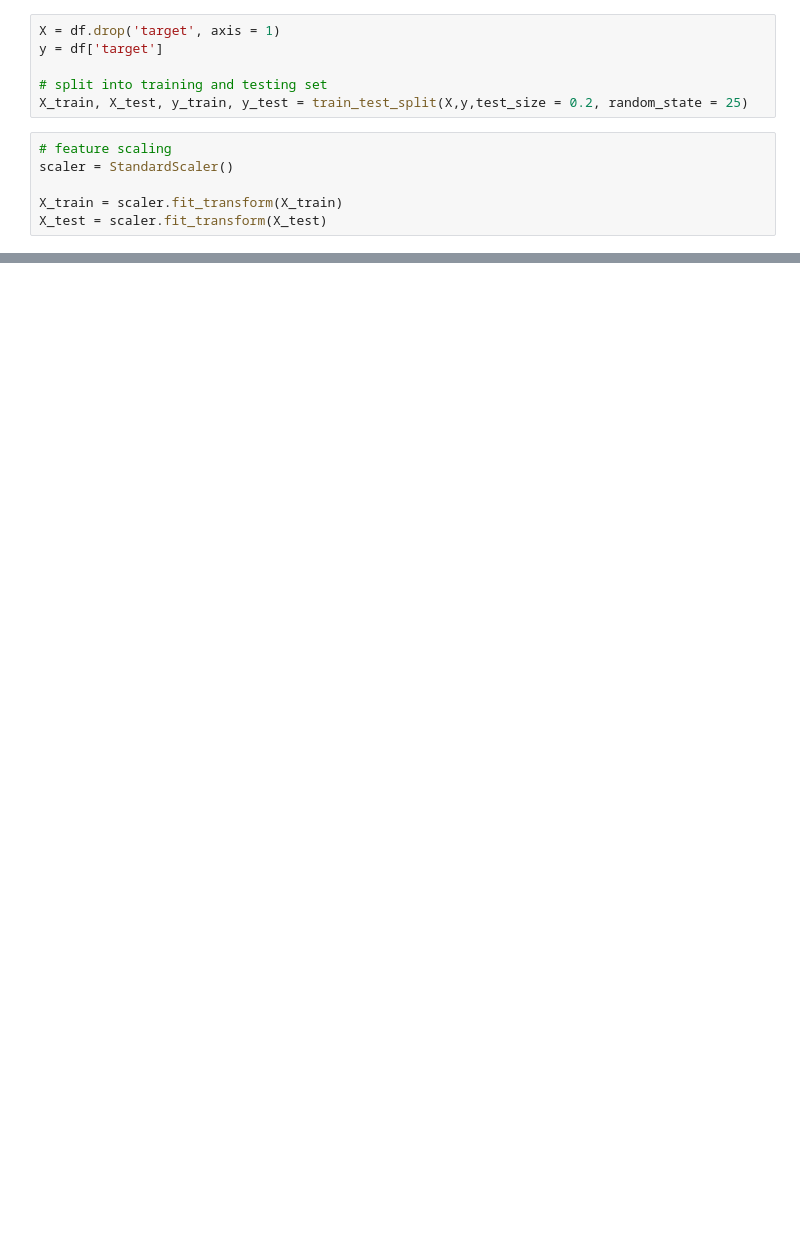
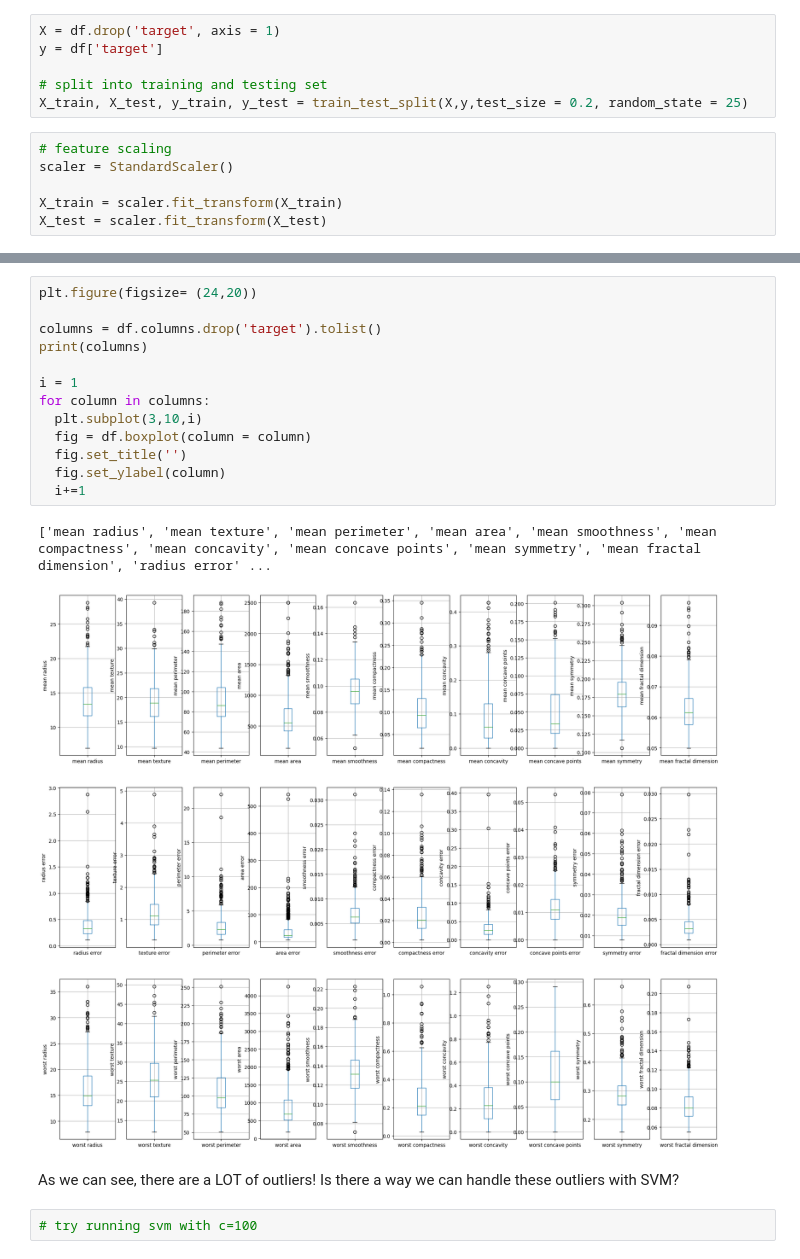
Before and after one commit to hl105/deep-learning-practice, a Jupyter notebook: SVM.ipynb, the cells around one changed output, grey strips where cells are left out. Drawn from its saved outputs; the diff is of its cells as text; blank space fills up the shorter version.

```diff
--- a/SVM.ipynb
+++ b/SVM.ipynb
@@ -141,0 +161,20 @@ X_test = scaler.fit_transform(X_test)
+# %%
+plt.figure(figsize= (24,20))
+
+columns = df.columns.drop('target').tolist()
+print(columns)
+
+i = 1
+for column in columns:
+  plt.subplot(3,10,i)
+  fig = df.boxplot(column = column)
+  fig.set_title('')
+  fig.set_ylabel(column)
+  i+=1
+# %% [output]
+['mean radius', 'mean texture', 'mean perimeter', 'mean area', 'mean smoothness', 'mean compactness', 'mean concavity', 'mean concave points', 'mean symmetry', 'mean fractal dimension', 'radius error' ...
+[figure, added]
+# %% [markdown]
+As we can see, there are a LOT of outliers! Is there a way we can handle these outliers with SVM?
+# %%
+# try running svm with c=100
```
Also changed, not shown: parts of 8 cells of this notebook.
